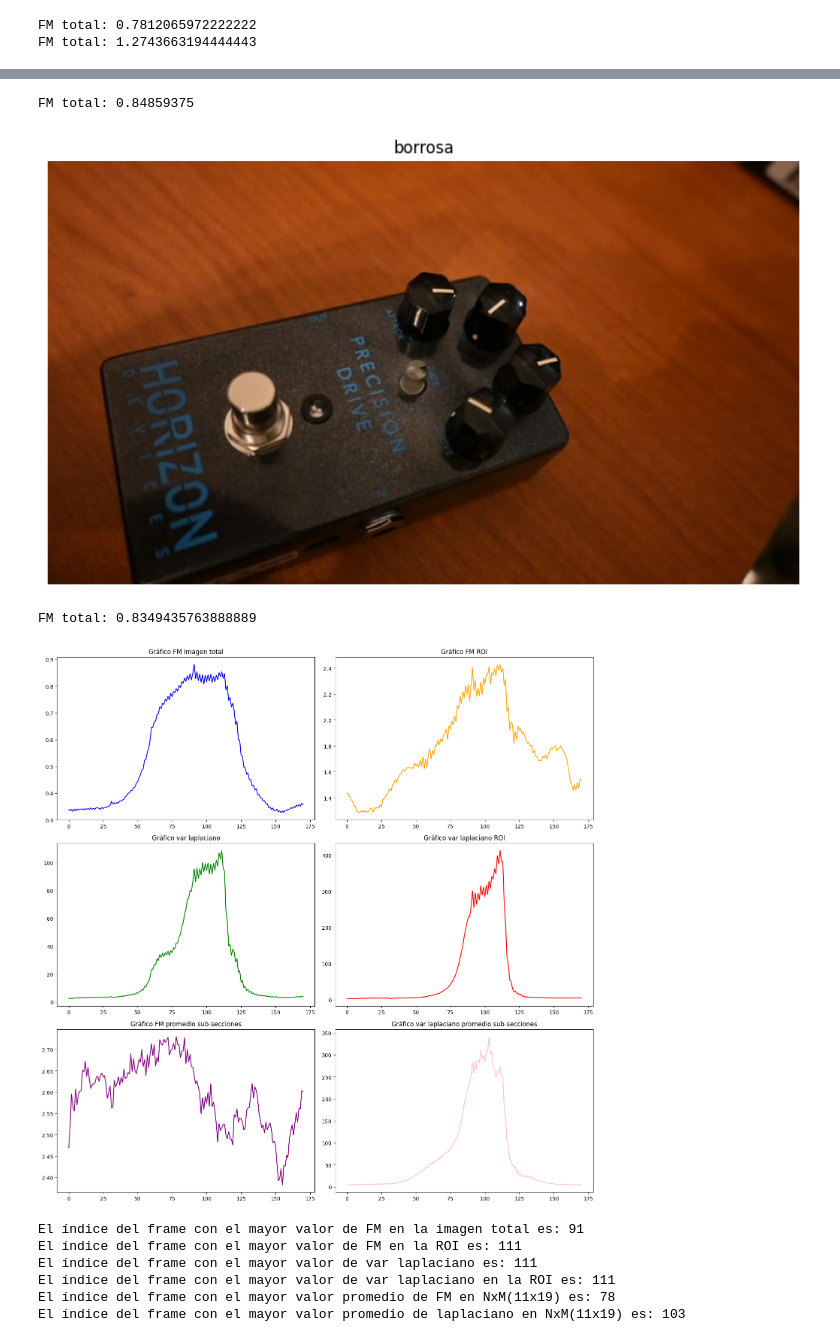
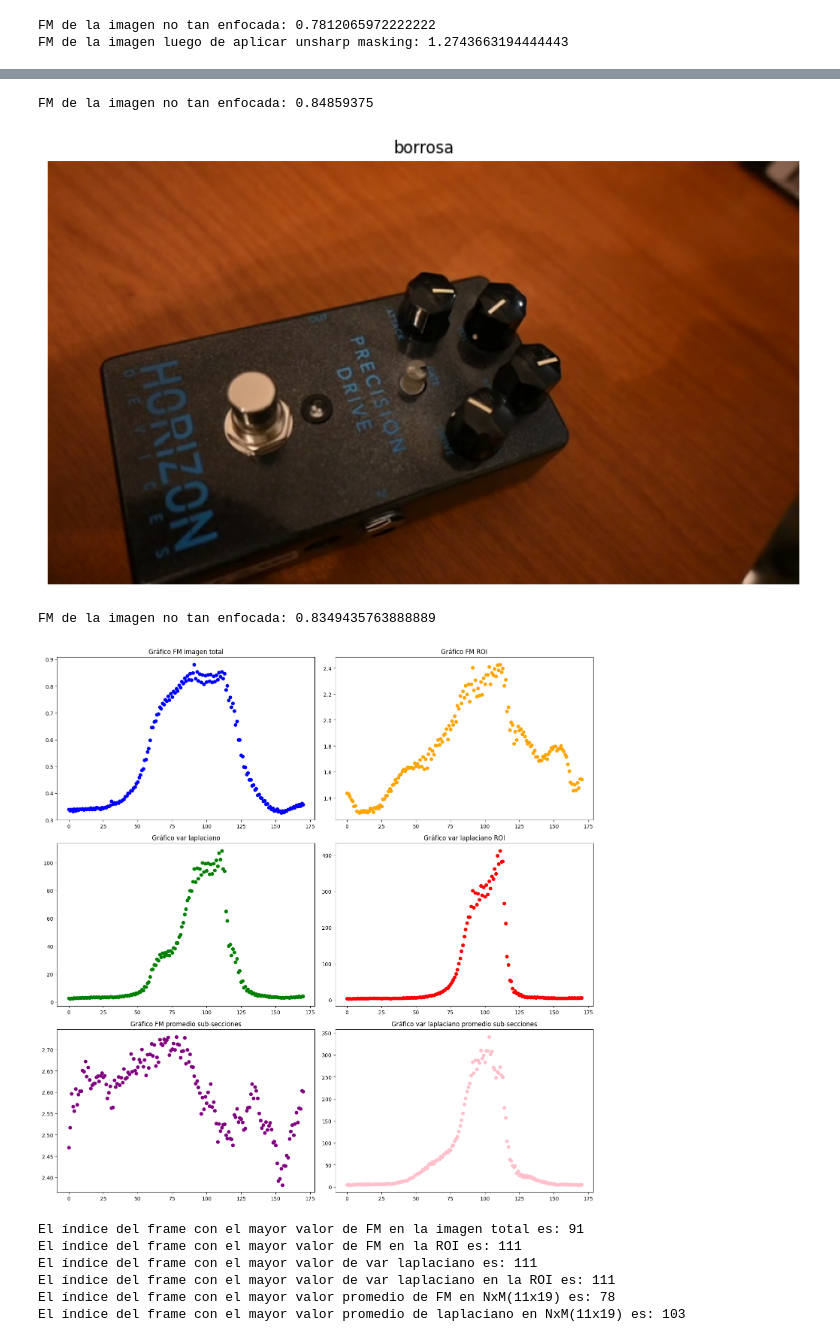
Before and after one commit to CEIA-MBer-ATacc/ceia_cv_tps, a Jupyter notebook: TP2/tp2.ipynb, the cells around one changed output, grey strips where cells are left out. Drawn from its saved outputs; the diff is of its cells as text; code cells hidden in the pictures.

Commit message:
[UPD]Se apasa a scater plot

```diff
--- a/TP2/tp2.ipynb
+++ b/TP2/tp2.ipynb
@@ -210,44 +210,44 @@ else:
             mostrar_imagen(frame, titulo='borrosa')
             print(f"FM de la imagen no tan enfocada: {fm_total_list[-1]}")
         if len(fm_total_list) in [80]:
             print(f"FM de la imagen luego de aplicar unsharp masking: {calcular_fm(unsharp_mask(frame))}")
             mostrar_imagen(unsharp_mask(frame), titulo='sharped')
 
     fig, axes = plt.subplots(3, 2, figsize=(15, 15))
 
-    axes[0][0].plot(fm_total_list, color='blue')
+    axes[0][0].scatter(range(len(fm_total_list)), fm_total_list, color='blue')
     axes[0][0].set_title("Gráfico FM imagen total")
 
-    axes[0][1].plot(fm_roi_list, color='orange')
+    axes[0][1].scatter(range(len(fm_roi_list)), fm_roi_list, color='orange')
     axes[0][1].set_title("Gráfico FM ROI")
 
 
-    axes[1][0].plot(var_laplacian_list, color='green')
+    axes[1][0].scatter(range(len(var_laplacian_list)), var_laplacian_list, color='green')
     axes[1][0].set_title("Gráfico var laplaciano")
 
-    axes[1][1].plot(var_laplacian_roi_list, color='red')
+    axes[1][1].scatter(range(len(var_laplacian_roi_list)), var_laplacian_roi_list, color='red')
     axes[1][1].set_title("Gráfico var laplaciano ROI")
 
-    axes[2][0].plot(fm_mean, color='purple')
+    axes[2][0].scatter(range(len(fm_mean)), fm_mean, color='purple')
     axes[2][0].set_title("Gráfico FM promedio sub-secciones")
 
-    axes[2][1].plot(laplacian_mean, color='pink')
+    axes[2][1].scatter(range(len(laplacian_mean)), laplacian_mean, color='pink')
     axes[2][1].set_title("Gráfico var laplaciano promedio sub-secciones")
 
 
     plt.tight_layout()
     plt.show()
 # %% [output]
 [figure]
-FM total: 0.7812065972222222
-FM total: 1.2743663194444443
+FM de la imagen no tan enfocada: 0.7812065972222222
+FM de la imagen luego de aplicar unsharp masking: 1.2743663194444443
 [figure]
 [figure]
 [figure]
-FM total: 0.84859375
+FM de la imagen no tan enfocada: 0.84859375
 [figure]
-FM total: 0.8349435763888889
+FM de la imagen no tan enfocada: 0.8349435763888889
-[figure, old version]
+[figure, new version]
 # %%
 print(f"El índice del frame con el mayor valor de FM en la imagen total es: {np.argmax(fm_total_list)}")
 print(f"El índice del frame con el mayor valor de FM en la ROI es: {np.argmax(fm_roi_list)}")
```
